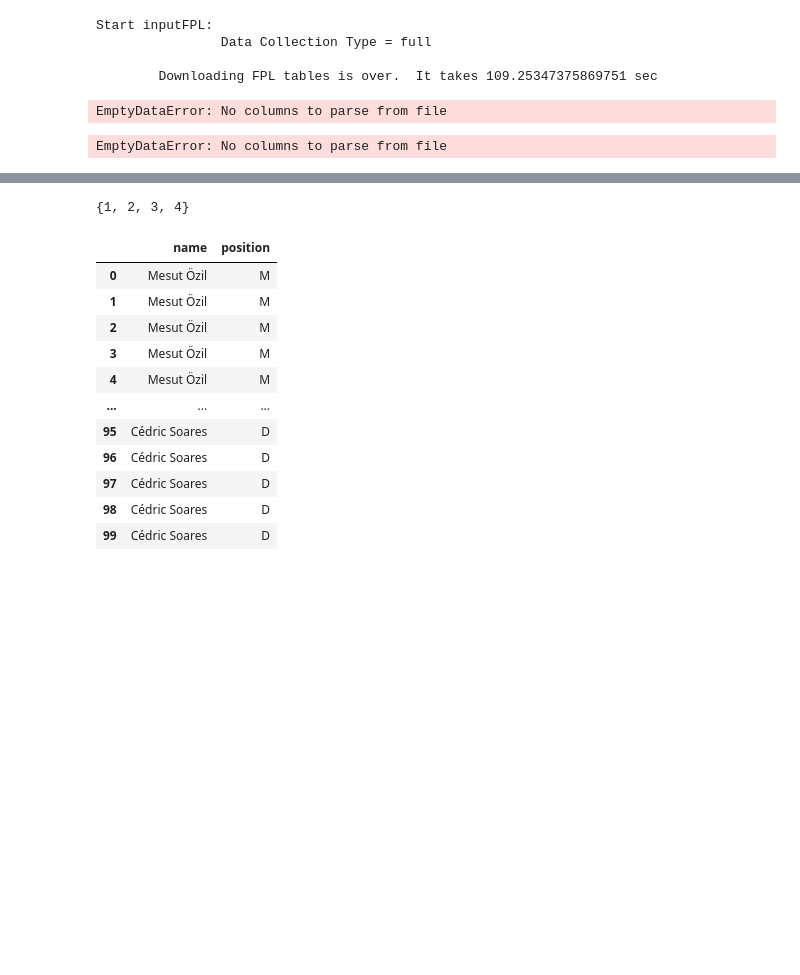
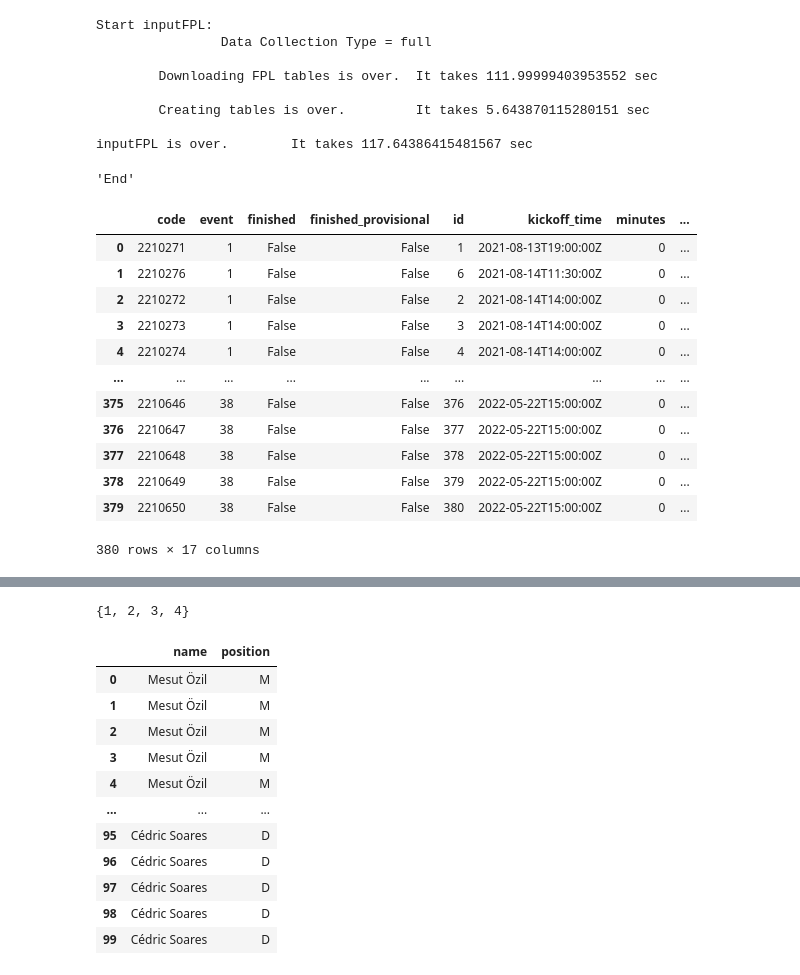
Before and after one commit to tikeve/tikeve.github.io, a Jupyter notebook: inputFPL.ipynb, the cells around one changed output, grey strips where cells are left out. Saved outputs shown, nothing was run; the diff lists cells and outputs as text; code cells hidden in the pictures; blank space fills up the shorter version.

```diff
--- a/inputFPL.ipynb
+++ b/inputFPL.ipynb
@@ -188,12 +188,20 @@ if sys.argv[1] != 'nothing':
                     indexes_to_drop.append(i)
                 elif Table['minutes'][i+1] ==  0:
                     indexes_to_drop.append(i+1)
-    if indexes_to_drop != []:
-        '''
-            Large_Table is needed only for inputUndersat. To get FPL names when Understat data is already calculated
-            but FPL data is not. So players played are not excluded from the table but have zero data.
-        '''
-        Large_Table = Table.drop(indexes_to_drop).reset_index()
+
+    '''
+        Large_Table is needed only for inputUndersat. To get FPL names when Understat data is already calculated
+        but FPL data is not. So players played are not excluded from the table but have zero data.
+    '''
+    Large_Table = Table.drop(indexes_to_drop).reset_index()
+
+
+#     if indexes_to_drop != []:
+#         '''
+#             Large_Table is needed only for inputUndersat. To get FPL names when Understat data is already calculated
+#             but FPL data is not. So players played are not excluded from the table but have zero data.
+#         '''
+#         Large_Table = Table.drop(indexes_to_drop).reset_index()
 
     print(f'\tDownloading FPL tables is over.\t It takes {str(time() - start)} sec\n')
     start = time()
@@ -279,13 +287,47 @@ if __name__ == '__main__':
 Start inputFPL:
                 Data Collection Type = full
 
-        Downloading FPL tables is over.  It takes 109.25347375869751 sec
+        Downloading FPL tables is over.  It takes 111.99999403953552 sec
+
+        Creating tables is over.         It takes 5.643870115280151 sec
+
+inputFPL is over.        It takes 117.64386415481567 sec
-EmptyDataError: No columns to parse from file
+'End'
-# %%
-'asdasd' in Table.columns
-pd.read_csv(Path(f'in/Table_FPL.csv'))
-# %% [output]
-EmptyDataError: No columns to parse from file
+# %%
+'''
+Writes:     'in/Fixtures.csv'
+                'in/Table_FPL.csv'
+                'in/Teams.csv'
+                'in/Players.csv'
+                'in/Team_played_fixtures.csv'
+                'in/Team_upcoming_fixtures.csv'
+                'in/bootstrap.csv'
+                'in/LTable_FPL.csv'
+                'in/Player_played_fixtures.txt'
+                'in/Player_upcoming_fixtures.txt'
+
+'''
+'asdasd' in Table.columns
+#pd.read_csv(Path(f'in/Table_FPL.csv'))
+Table
+bigTable
+Teams
+Players
+Fixtures
+# %% [output]
+|  | code | event | finished | finished_provisional | id | kickoff_time | minutes | ... |
+| 0 | 2210271 | 1 | False | False | 1 | 2021-08-13T19:00:00Z | 0 | ... |
+| 1 | 2210276 | 1 | False | False | 6 | 2021-08-14T11:30:00Z | 0 | ... |
+| 2 | 2210272 | 1 | False | False | 2 | 2021-08-14T14:00:00Z | 0 | ... |
+| 3 | 2210273 | 1 | False | False | 3 | 2021-08-14T14:00:00Z | 0 | ... |
+| 4 | 2210274 | 1 | False | False | 4 | 2021-08-14T14:00:00Z | 0 | ... |
+| ... | ... | ... | ... | ... | ... | ... | ... | ... |
+| 375 | 2210646 | 38 | False | False | 376 | 2022-05-22T15:00:00Z | 0 | ... |
+| 376 | 2210647 | 38 | False | False | 377 | 2022-05-22T15:00:00Z | 0 | ... |
+| 377 | 2210648 | 38 | False | False | 378 | 2022-05-22T15:00:00Z | 0 | ... |
+| 378 | 2210649 | 38 | False | False | 379 | 2022-05-22T15:00:00Z | 0 | ... |
+| 379 | 2210650 | 38 | False | False | 380 | 2022-05-22T15:00:00Z | 0 | ... |
+380 rows × 17 columns
 # %%
 from time import time
 start_module = time()
```
Also changed, not shown: 20 other files.
